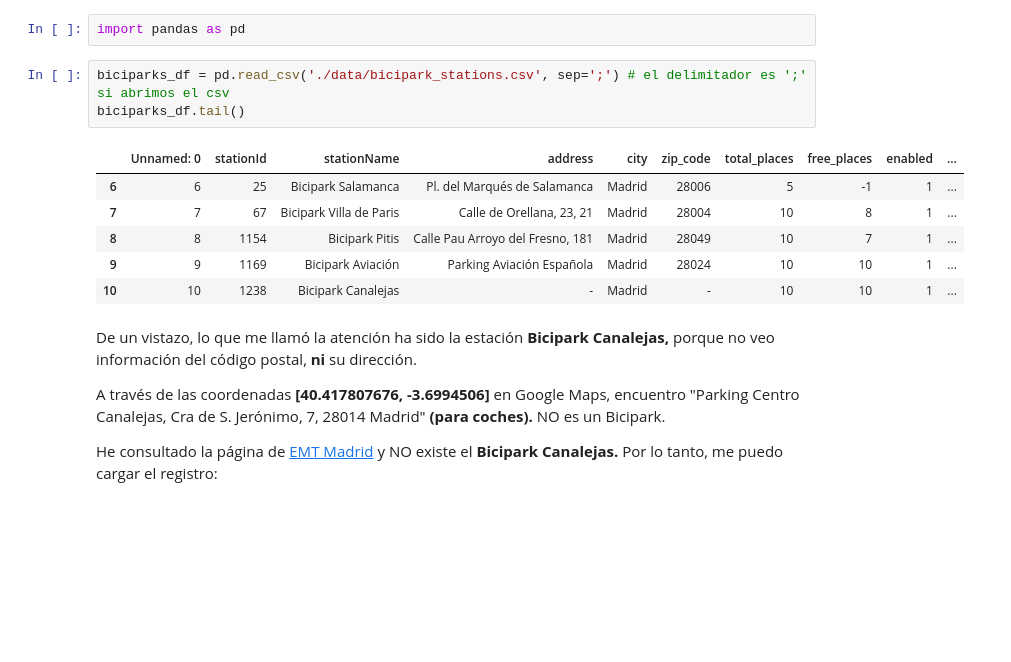
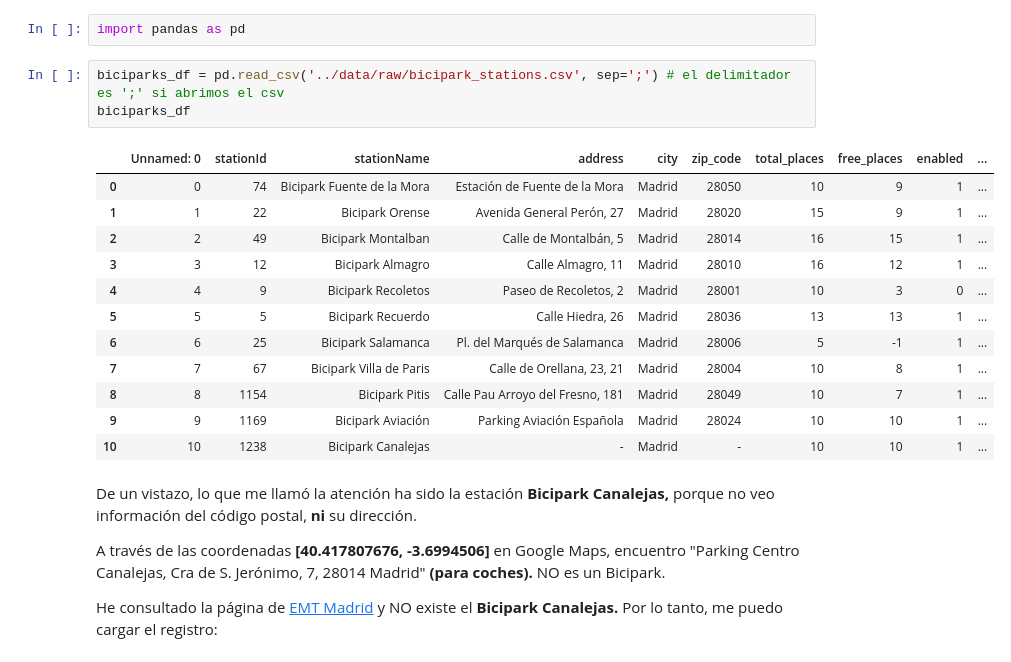
Before and after one commit to AndrewBavuels/MAD-Bicycles-through-Data-Pipelines, a Jupyter notebook: notebooks/2. Segundo dataset_v2.ipynb, the cells around one changed output. Cells and saved outputs as stored; diff of their text form; blank space fills up the shorter version.

```diff
--- a/notebooks/2. Segundo dataset_v2.ipynb
+++ b/notebooks/2. Segundo dataset_v2.ipynb
@@ -10,10 +10,16 @@ El análisis de este notebook será más resumido, debido a las observaciones ri
 # %%
 import pandas as pd
 # %%
-biciparks_df = pd.read_csv('./data/bicipark_stations.csv', sep=';') # el delimitador es ';' si abrimos el csv
-biciparks_df.tail()
+biciparks_df = pd.read_csv('../data/raw/bicipark_stations.csv', sep=';') # el delimitador es ';' si abrimos el csv
+biciparks_df
 # %% [output]
 |  | Unnamed: 0 | stationId | stationName | address | city | zip_code | total_places | free_places | enabled | ... |
+| 0 | 0 | 74 | Bicipark Fuente de la Mora | Estación de Fuente de la Mora | Madrid | 28050 | 10 | 9 | 1 | ... |
+| 1 | 1 | 22 | Bicipark Orense | Avenida General Perón, 27 | Madrid | 28020 | 15 | 9 | 1 | ... |
+| 2 | 2 | 49 | Bicipark Montalban | Calle de Montalbán, 5 | Madrid | 28014 | 16 | 15 | 1 | ... |
+| 3 | 3 | 12 | Bicipark Almagro | Calle Almagro, 11 | Madrid | 28010 | 16 | 12 | 1 | ... |
+| 4 | 4 | 9 | Bicipark Recoletos | Paseo de Recoletos, 2 | Madrid | 28001 | 10 | 3 | 0 | ... |
+| 5 | 5 | 5 | Bicipark Recuerdo | Calle Hiedra, 26 | Madrid | 28036 | 13 | 13 | 1 | ... |
 | 6 | 6 | 25 | Bicipark Salamanca | Pl. del Marqués de Salamanca | Madrid | 28006 | 5 | -1 | 1 | ... |
 | 7 | 7 | 67 | Bicipark Villa de Paris | Calle de Orellana, 23, 21 | Madrid | 28004 | 10 | 8 | 1 | ... |
 | 8 | 8 | 1154 | Bicipark Pitis | Calle Pau Arroyo del Fresno, 181 | Madrid | 28049 | 10 | 7 | 1 | ... |
```
Also changed, not shown: parts of 1 cell of this notebook, 41 other files.
